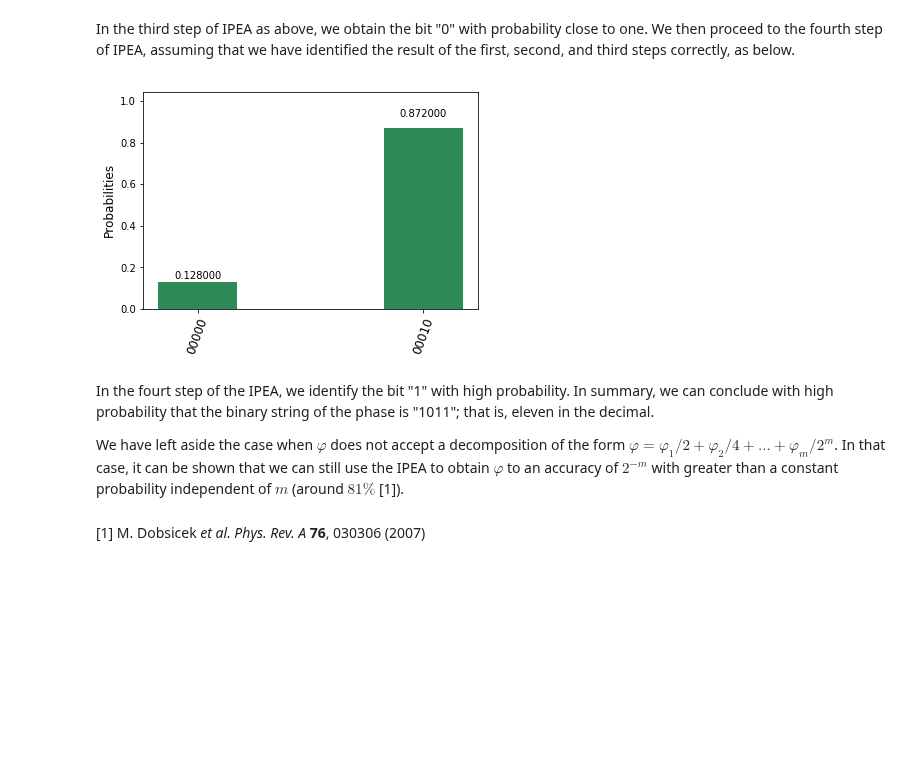
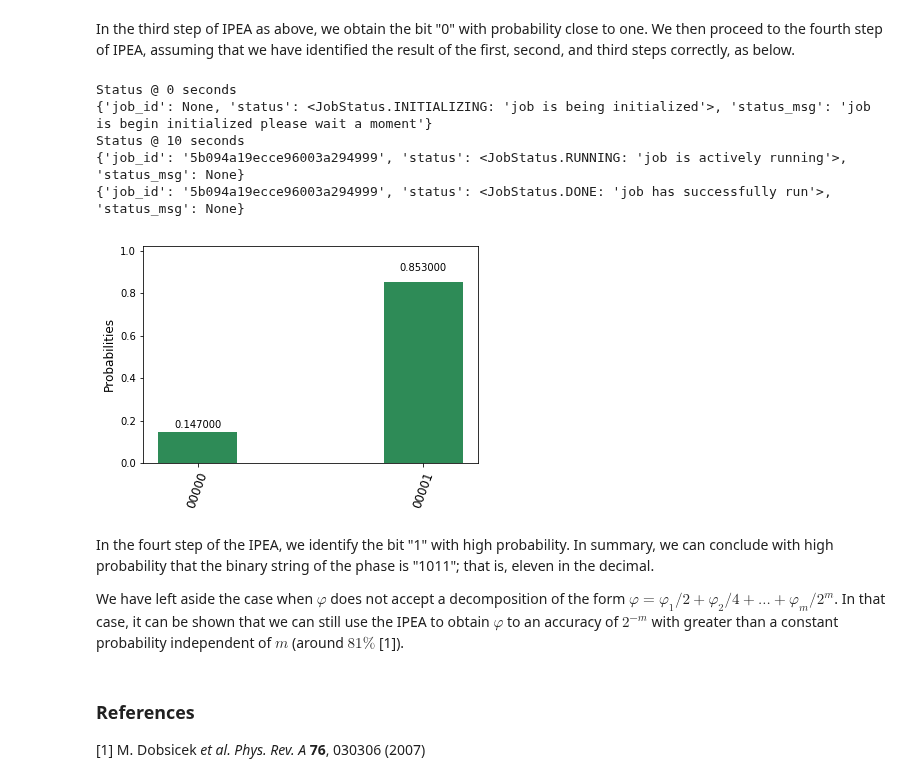
Before and after one commit to Qiskit/qiskit-tutorials, a Jupyter notebook: reference/algorithms/iterative_phase_estimation_algorithm.ipynb, the cells around one changed output. Cells and saved outputs as stored; diff of their text form; code cells hidden in the pictures; blank space fills up the shorter version.

```diff
--- a/reference/algorithms/iterative_phase_estimation_algorithm.ipynb
+++ b/reference/algorithms/iterative_phase_estimation_algorithm.ipynb
@@ -185,7 +225,7 @@ plot_histogram(results.get_counts(circuitName))
 In the second step of IPEA as above, we obtain the bit "1" with probability close to one. We then proceed to the third step of IPEA, assuming that we have identified the result of the first and second steps correctly, as below.
 # %%
 circuitName = "IPEAonReal_Step3"
-realStep3Circuit = Q_program.create_circuit(circuitName, [qr], [cr])
+realStep3Circuit = QuantumCircuit(qr, cr)
 
 # Apply IPEA
 realStep3Circuit.h(qr[0])
@@ -195,6 +235,19 @@ realStep3Circuit.u1(-3*pi/4, qr[0]) # Assuming the value of the measurement on S
 realStep3Circuit.h(qr[0])
 realStep3Circuit.measure(qr[0], cr[0])
 
-results = Q_program.execute([circuitName], backend=backend, shots=shots, coupling_map=backend_config["coupling_map"])
-plot_histogram(results.get_counts(circuitName))
+if get_backend(backend).status["available"] is True:
+
+    job_exp = execute(realStep3Circuit, backend=backend, shots=shots)
+
+    lapse = 0
+    interval = 10
+    while not job_exp.done:
+        print('Status @ {} seconds'.format(interval * lapse))
+        print(job_exp.status)
+        time.sleep(interval)
+        lapse += 1
+    print(job_exp.status)
+
+    results = job_exp.result()
+    plot_histogram(results.get_counts())
 # %% [output]
@@ -203,22 +261,42 @@ plot_histogram(results.get_counts(circuitName))
 In the third step of IPEA as above, we obtain the bit "0" with probability close to one. We then proceed to the fourth step of IPEA, assuming that we have identified the result of the first, second, and third steps correctly, as below.
 # %%
 circuitName = "IPEAonReal_Step4"
-realStep4Circuit = Q_program.create_circuit(circuitName, [qr], [cr])
+realStep4Circuit = QuantumCircuit(qr, cr)
 
 # Apply IPEA
 realStep4Circuit.h(qr[0])
 cu5pi8(realStep4Circuit, qr[0], qr[1])
 realStep4Circuit.u1(-3*pi/8, qr[0]) # Assuming the value of the measurement on Step 1, 2, and 3
 realStep4Circuit.h(qr[0])
 realStep4Circuit.measure(qr[0], cr[0])
 
-results = Q_program.execute([circuitName], backend=backend, shots=shots, coupling_map=backend_config["coupling_map"])
-plot_histogram(results.get_counts(circuitName))
+if get_backend(backend).status["available"] is True:
+
+    job_exp = execute(realStep4Circuit, backend=backend, shots=shots)
+
+    lapse = 0
+    interval = 10
+    while not job_exp.done:
+        print('Status @ {} seconds'.format(interval * lapse))
+        print(job_exp.status)
+        time.sleep(interval)
+        lapse += 1
+    print(job_exp.status)
+
+    results = job_exp.result()
+    plot_histogram(results.get_counts())
 # %% [output]
+Status @ 0 seconds
+{'job_id': None, 'status': <JobStatus.INITIALIZING: 'job is being initialized'>, 'status_msg': 'job is begin initialized please wait a moment'}
+Status @ 10 seconds
+{'job_id': '5b094a19ecce96003a294999', 'status': <JobStatus.RUNNING: 'job is actively running'>, 'status_msg': None}
+{'job_id': '5b094a19ecce96003a294999', 'status': <JobStatus.DONE: 'job has successfully run'>, 'status_msg': None}
-[figure, old version]
+[figure, new version]
 # %% [markdown]
 In the fourt step of the IPEA, we identify the bit "1" with high probability. In summary, we can conclude with high probability that the binary string of the phase is "1011"; that is, eleven in the decimal.
 
 We have left aside the case when $\varphi$ does not accept a decomposition of the form $\varphi = \varphi_1/2 + \varphi_2/4 + ... + \varphi_m/2^m$. In that case, it can be shown that we can still use the IPEA to obtain $\varphi$ to an accuracy of $2^{-m}$ with greater than a constant probability independent of $m$ (around $81\%$ [1]).
 # %% [markdown]
+### References
+
 [1] M. Dobsicek *et al. Phys. Rev. A* **76**, 030306 (2007)
```
Also changed, not shown: parts of 7 cells of this notebook.
